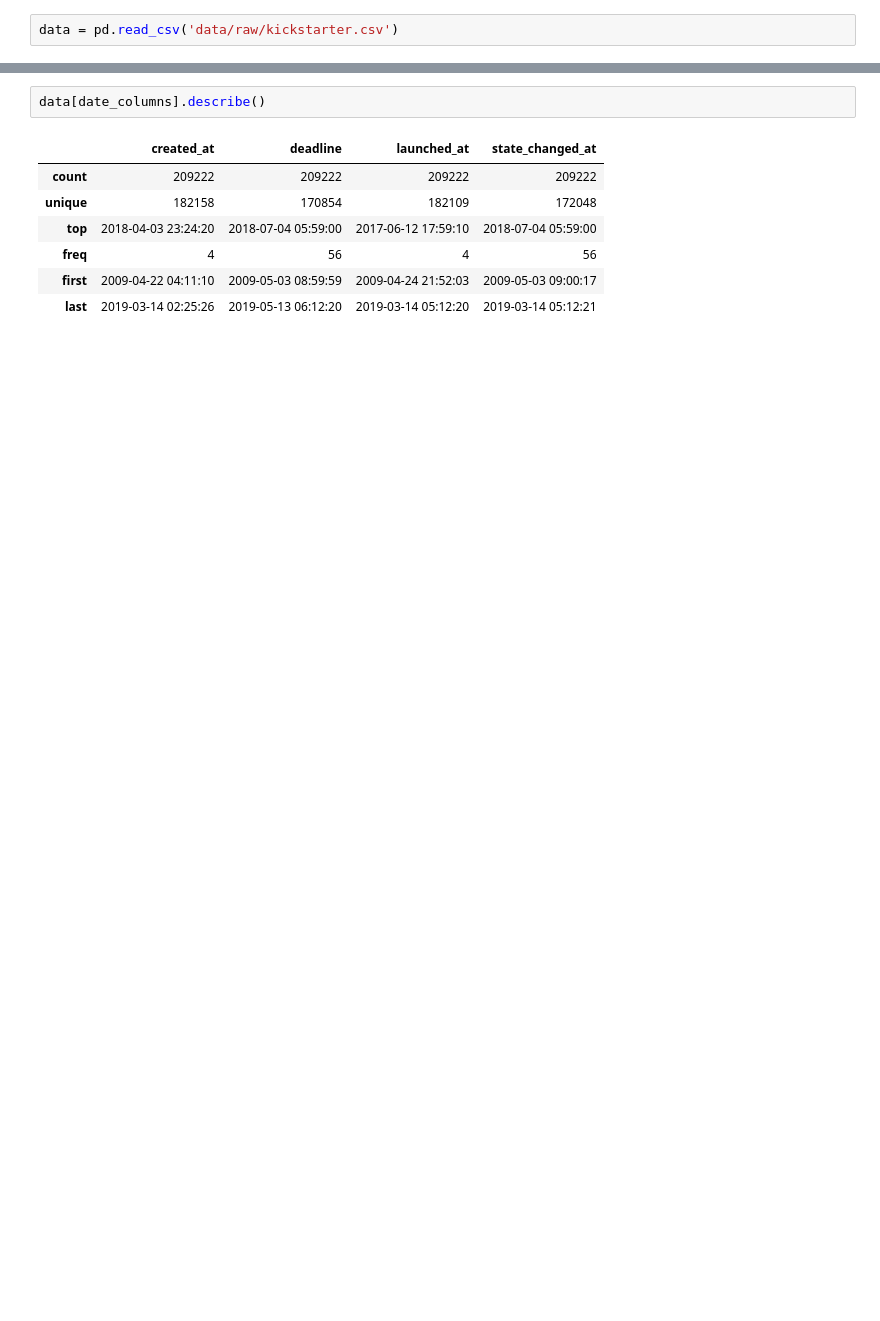
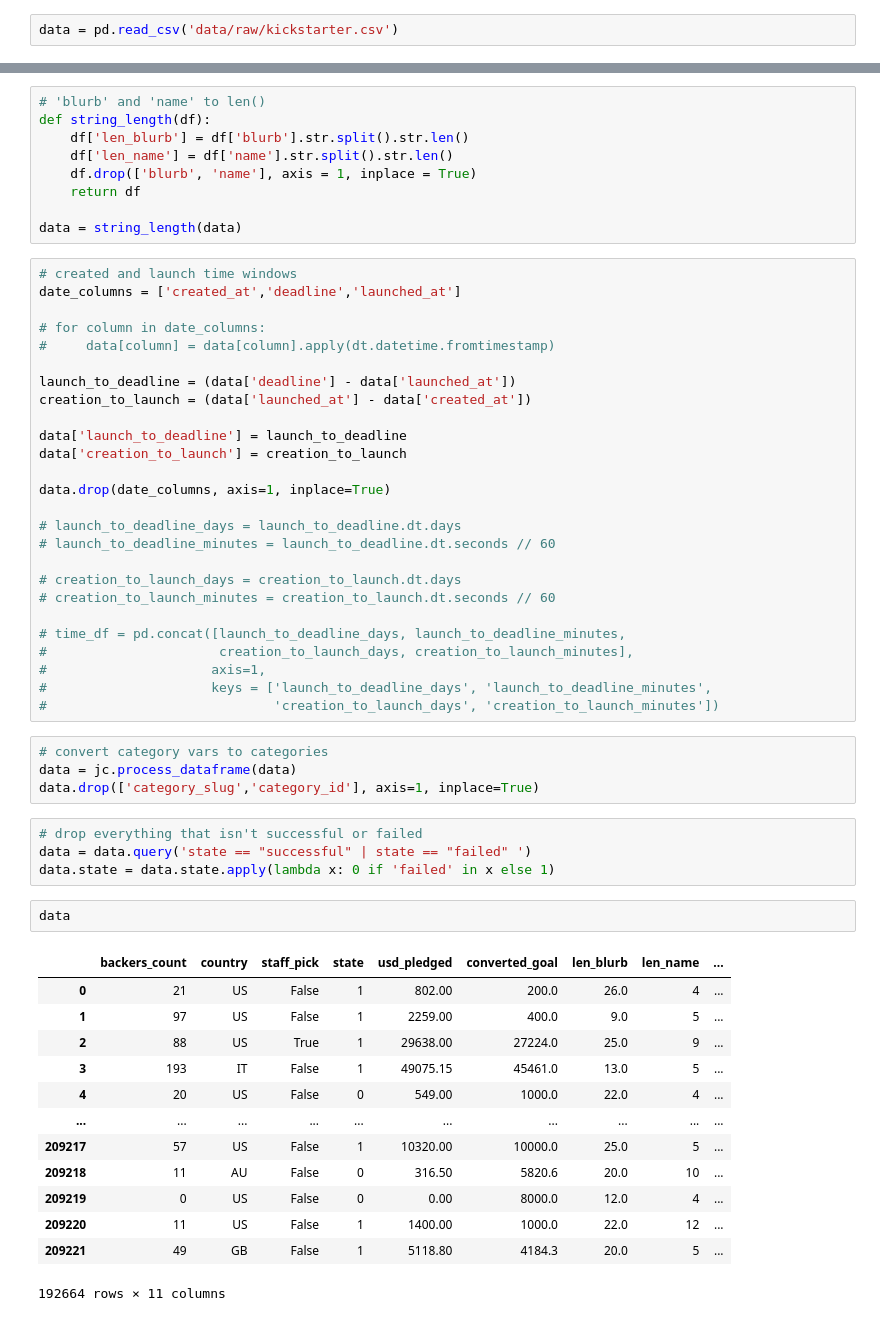
Before and after one commit to joshuadbeil/kickstarter_challenge, a Jupyter notebook: 03-cleaning.ipynb, the cells around one changed output, grey strips where cells are left out. Saved outputs shown, nothing was run; the diff lists cells and outputs as text; blank space fills up the shorter version.

```diff
--- a/03-cleaning.ipynb
+++ b/03-cleaning.ipynb
@@ -16,10 +57,59 @@ for column in date_columns:
+# %%
+# 'blurb' and 'name' to len()
+def string_length(df):
+    df['len_blurb'] = df['blurb'].str.split().str.len()
+    df['len_name'] = df['name'].str.split().str.len()
+    df.drop(['blurb', 'name'], axis = 1, inplace = True)
+    return df
+
+data = string_length(data)
+# %%
+# created and launch time windows
+date_columns = ['created_at','deadline','launched_at']
+
+# for column in date_columns:
+#     data[column] = data[column].apply(dt.datetime.fromtimestamp)
+
+launch_to_deadline = (data['deadline'] - data['launched_at'])
+creation_to_launch = (data['launched_at'] - data['created_at'])
+
+data['launch_to_deadline'] = launch_to_deadline
+data['creation_to_launch'] = creation_to_launch
+
+data.drop(date_columns, axis=1, inplace=True)
+
+# launch_to_deadline_days = launch_to_deadline.dt.days
+# launch_to_deadline_minutes = launch_to_deadline.dt.seconds // 60
+
+# creation_to_launch_days = creation_to_launch.dt.days
+# creation_to_launch_minutes = creation_to_launch.dt.seconds // 60
+
+# time_df = pd.concat([launch_to_deadline_days, launch_to_deadline_minutes,
+#                      creation_to_launch_days, creation_to_launch_minutes],
+#                     axis=1,
+#                     keys = ['launch_to_deadline_days', 'launch_to_deadline_minutes',
+#                             'creation_to_launch_days', 'creation_to_launch_minutes'])
+# %%
+# convert category vars to categories
+data = jc.process_dataframe(data)
+data.drop(['category_slug','category_id'], axis=1, inplace=True)
+# %%
+# drop everything that isn't successful or failed
+data = data.query('state == "successful" | state == "failed" ')
+data.state = data.state.apply(lambda x: 0 if 'failed' in x else 1)
 # %%
-data[date_columns].describe()
+data
 # %% [output]
-|  | created_at | deadline | launched_at | state_changed_at |
-| count | 209222 | 209222 | 209222 | 209222 |
-| unique | 182158 | 170854 | 182109 | 172048 |
-| top | 2018-04-03 23:24:20 | 2018-07-04 05:59:00 | 2017-06-12 17:59:10 | 2018-07-04 05:59:00 |
-| freq | 4 | 56 | 4 | 56 |
-| first | 2009-04-22 04:11:10 | 2009-05-03 08:59:59 | 2009-04-24 21:52:03 | 2009-05-03 09:00:17 |
-| last | 2019-03-14 02:25:26 | 2019-05-13 06:12:20 | 2019-03-14 05:12:20 | 2019-03-14 05:12:21 |
+|  | backers_count | country | staff_pick | state | usd_pledged | converted_goal | len_blurb | len_name | ... |
+| 0 | 21 | US | False | 1 | 802.00 | 200.0 | 26.0 | 4 | ... |
+| 1 | 97 | US | False | 1 | 2259.00 | 400.0 | 9.0 | 5 | ... |
+| 2 | 88 | US | True | 1 | 29638.00 | 27224.0 | 25.0 | 9 | ... |
+| 3 | 193 | IT | False | 1 | 49075.15 | 45461.0 | 13.0 | 5 | ... |
+| 4 | 20 | US | False | 0 | 549.00 | 1000.0 | 22.0 | 4 | ... |
+| ... | ... | ... | ... | ... | ... | ... | ... | ... | ... |
+| 209217 | 57 | US | False | 1 | 10320.00 | 10000.0 | 25.0 | 5 | ... |
+| 209218 | 11 | AU | False | 0 | 316.50 | 5820.6 | 20.0 | 10 | ... |
+| 209219 | 0 | US | False | 0 | 0.00 | 8000.0 | 12.0 | 4 | ... |
+| 209220 | 11 | US | False | 1 | 1400.00 | 1000.0 | 22.0 | 12 | ... |
+| 209221 | 49 | GB | False | 1 | 5118.80 | 4184.3 | 20.0 | 5 | ... |
+192664 rows × 11 columns
```
Also changed, not shown: parts of 11 cells of this notebook, 6 other files.
